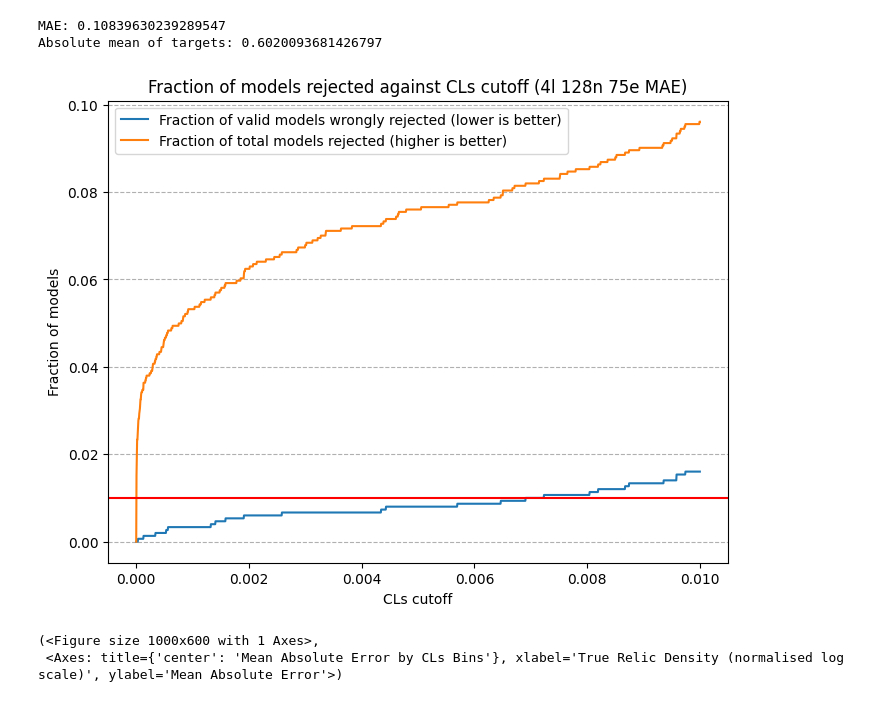
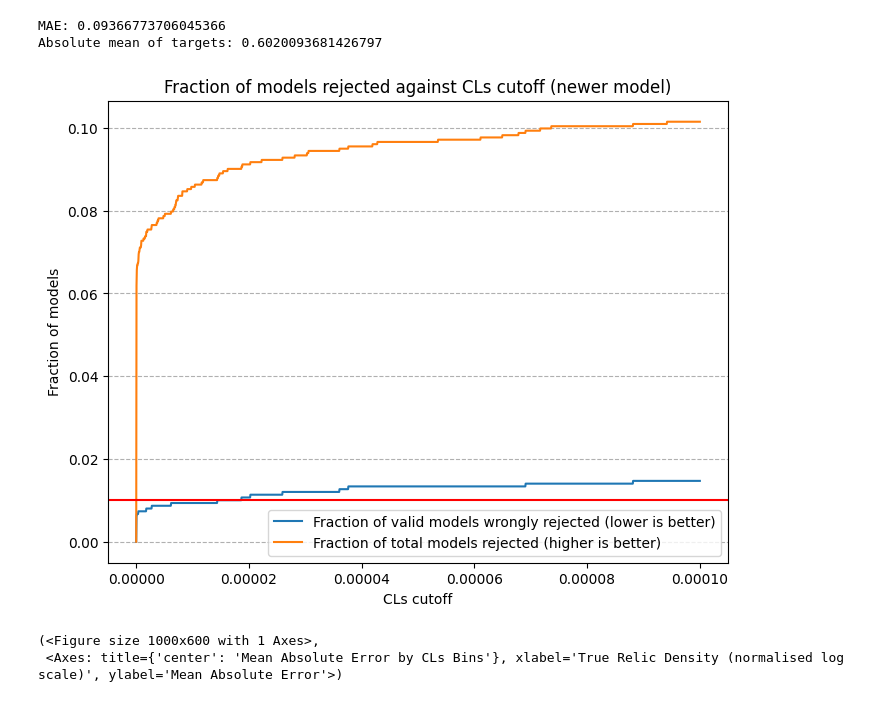
Before and after one commit to benvlasto/MPhys-Project, a Jupyter notebook: exploring_CLs_model_output.ipynb, the cells around one changed output. Drawn from its saved outputs; the diff is of its cells as text; code cells hidden in the pictures.

Commit message:
Working out best CLs cutoff. 3.5e-5 performs well. See explanation of performance in the notebook

```diff
--- a/exploring_CLs_model_output.ipynb
+++ b/exploring_CLs_model_output.ipynb
@@ -3,24 +14,24 @@ import pandas as pd
 import numpy as np
 import matplotlib.pyplot as plt
 
-#output_df = pd.read_csv("csv-files/CLs_predictions/4l_128n_75e_0.005lr_MAE.csv")
-output_df = pd.read_csv("temp.csv")
+output_df = pd.read_csv("csv-files/CLs_predictions/4l_128n_75e_0.005lr_MAE.csv")
+#output_df = pd.read_csv("temp.csv")
 sorted_output_df = output_df.sort_values(by="Targets")
 # %%
-# Store predictions and targets in separate arrays
+# Separate predictions and targets into separate arrays
 predictions = sorted_output_df["Predictions"].values
 targets = sorted_output_df["Targets"].values
 
-# Output MAE and absolute mean of targets
+# Print MAE and absolute mean of targets
 print(f"MAE: {(np.abs(predictions-targets)).mean()}")
 print(f"Absolute mean of targets: {(np.abs(targets)).mean()}")
 # %% [output]
-MAE: 0.10839630239289547
+MAE: 0.09366773706045366
 Absolute mean of targets: 0.6020093681426797
 # %%
 def plot_rejections_by_cutoff(true_values, predicted_values, num_points=100, x_range=1):
 
-    # Create True / False array of which models should be rejected (CLs < 0.05)
+    # Calculate which models should be rejected (CLs < 0.05)
     true_cutoff = 0.05
     target_rejections = true_values < true_cutoff
     correct_accepted = np.logical_not(target_rejections)
@@ -28,22 +39,23 @@ def plot_rejections_by_cutoff(true_values, predicted_values, num_points=100, x_r
     # Create array of test cutoffs
     test_cutoffs = np.linspace(0,x_range,num=num_points)
 
-    # Create array of incorrect rejections that we will plot
+    # Create array of incorrect rejection
     incorrect_rejections = []
     total_rejections = []
 
     for cutoff in test_cutoffs:
 
-        # Work out which predictions are rejected by chosen cutoff
+        # Calculate which predictions are rejected by chosen cutoff
         rejected_predictions = predicted_values < cutoff
 
         # Calculate fraction of models that should have been accepted but were rejected
         total_wrongly_rejected = (rejected_predictions > target_rejections).sum()
         fraction_wrongly_rejected = total_wrongly_rejected / correct_accepted.sum()
 
-        # Calculate fraction of correctly rejected models
+        # Calculate fraction of all models rejected
         fraction_rejeceted = rejected_predictions.sum() / len(true_values)
 
+        # Store these values for plotting
         incorrect_rejections.append(fraction_wrongly_rejected)
         total_rejections.append(fraction_rejeceted)
 
@@ -56,14 +68,14 @@ def plot_rejections_by_cutoff(true_values, predicted_values, num_points=100, x_r
     plt.ylabel("Fraction of models")
     plt.grid(axis='y', linestyle='--')
     plt.legend(["Fraction of valid models wrongly rejected (lower is better)", "Fraction of total models rejected (higher is better)"])
-    plt.title("Fraction of models rejected against CLs cutoff (4l 128n 75e MAE)")
+    plt.title("Fraction of models rejected against CLs cutoff (newer model)")
 
-    #plt.savefig("plots/CLs_predictor_performance/4l_128n_75e_MAE_rejected_models_against_CLs_cutoff.png")
+    #plt.savefig("plots/CLs_predictor_performance/first_try_model_rejected_models_against_CLs_cutoff.png")
     plt.show()
 # %%
-plot_rejections_by_cutoff(targets, predictions, len(targets), 0.01)
+plot_rejections_by_cutoff(targets, predictions, len(targets), 0.0001)
 # %% [output]
-[figure, old version]
+[figure, new version]
 # %%
 def plot_mae_by_bins(true_values, predicted_values, num_bins):
 
```
Also changed, not shown: parts of 1 cell of this notebook.
